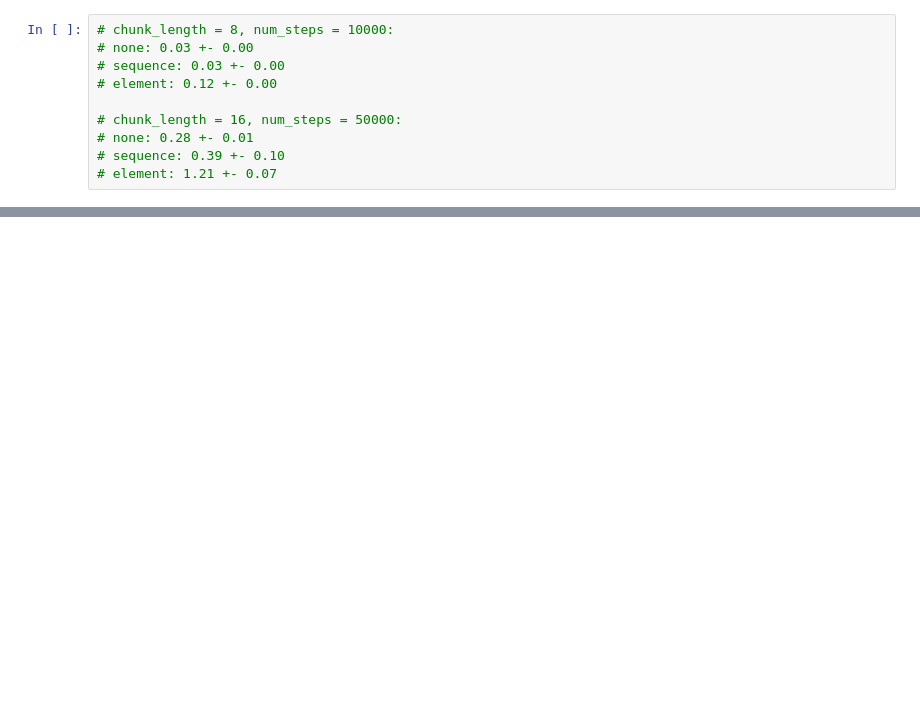
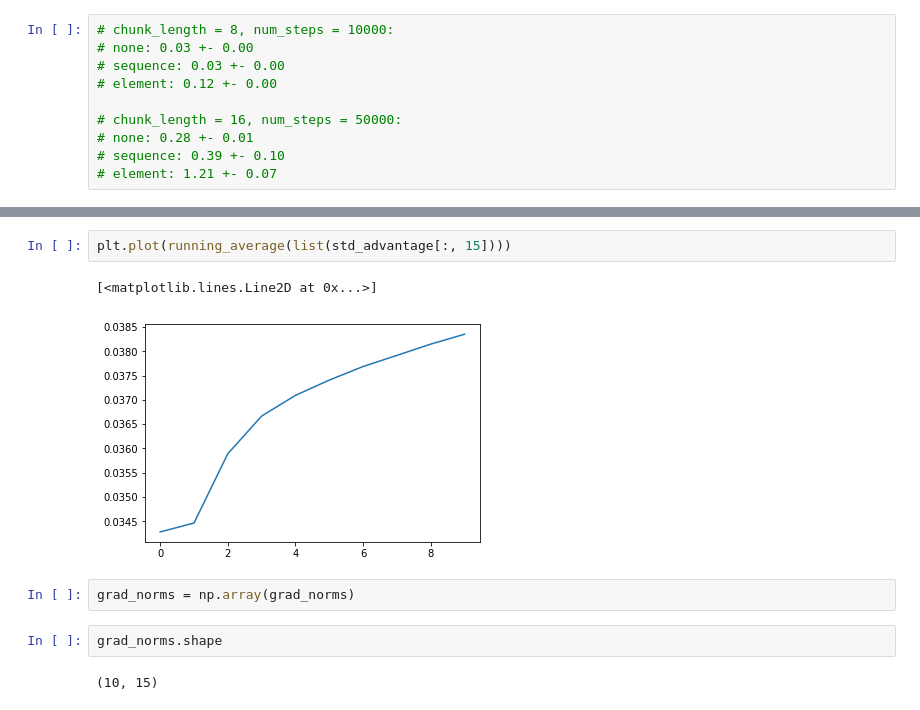
Before and after one commit to varenick/decoder-training-strategies, a Jupyter notebook: revert_words_pytorch.ipynb, the cells around one changed output, grey strips where cells are left out. Saved outputs shown, nothing was run; the diff lists cells and outputs as text; blank space fills up the shorter version.

```diff
--- a/revert_words_pytorch.ipynb
+++ b/revert_words_pytorch.ipynb
@@ -505,0 +605,11 @@ plt.legend(strategies)
+# %%
+plt.plot(running_average(list(std_advantage[:, 15])))
+# %% [output]
+[<matplotlib.lines.Line2D at 0x...>]
+[figure, added]
+# %%
+grad_norms = np.array(grad_norms)
+# %%
+grad_norms.shape
+# %% [output]
+(10, 15)
```
Also changed, not shown: parts of 10 cells of this notebook.
